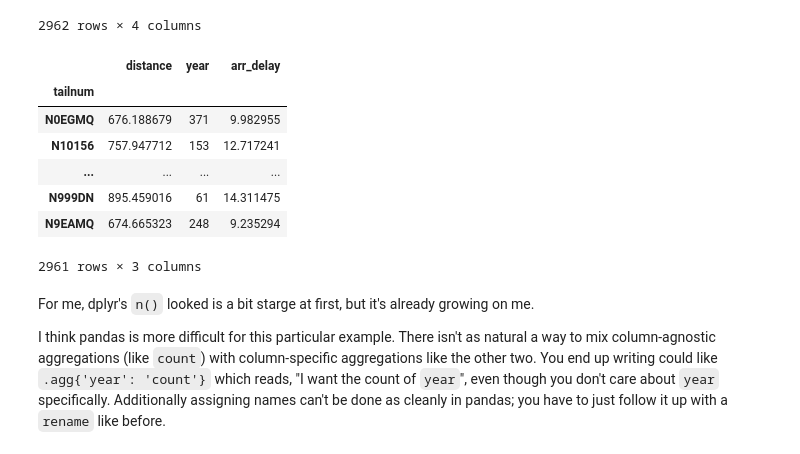
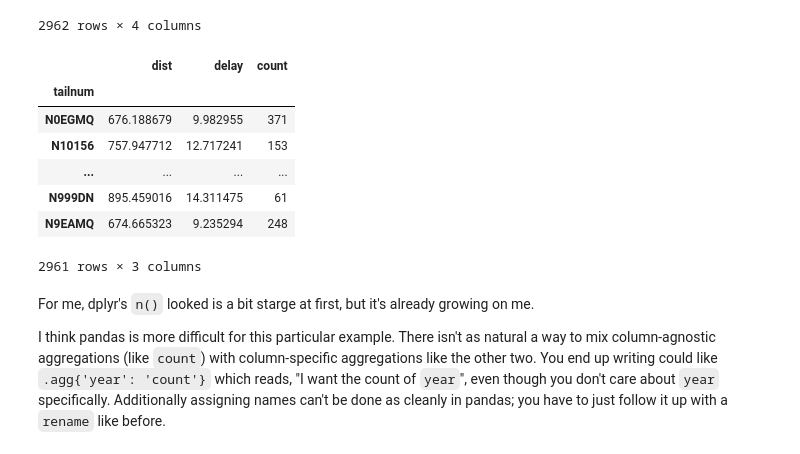
Before and after one commit to winpython/winpython_afterdoc, a Jupyter notebook: docs/FlavorR/dplyr_pandas.ipynb, the cells around one changed output. Saved outputs shown, nothing was run; the diff lists cells and outputs as text; code cells hidden in the pictures.

```diff
--- a/docs/FlavorR/dplyr_pandas.ipynb
+++ b/docs/FlavorR/dplyr_pandas.ipynb
@@ -401,9 +404,12 @@ OK, so ``dplyr`` wins there from a consistency point of view. ``unique`` is only
 #   gain = arr_delay - dep_delay,
 #   speed = distance / air_time * 60)
 
-flights['gain'] = flights.arr_delay - flights.dep_delay
-flights['speed'] = flights.distance / flights.air_time * 60
-flights
+#before pandas 0.16.0
+# flights['gain'] = flights.arr_delay - flights.dep_delay
+# flights['speed'] = flights.distance / flights.air_time * 60
+# flights
+flights.assign(gain=flights.arr_delay - flights.dep_delay,
+               speed=flights.distance / flights.air_time * 60)
 # %% [output]
 |  | year | month | day | dep_time | dep_delay | arr_time | arr_delay | carrier | tailnum | flight | ... |
 | 1 | 2013 | 1 | 1 | 517 | 2 | 830 | 11 | UA | N14228 | 1545 | ... |
@@ -428,9 +434,12 @@ flights
 #   gain_per_hour = gain / (air_time / 60)
 # )
 
-flights['gain'] = flights.arr_delay - flights.dep_delay
-flights['gain_per_hour'] = flights.gain / (flights.air_time / 60)
-flights
+#before pandas 0.16.0
+# flights['gain'] = flights.arr_delay - flights.dep_delay
+# flights['gain_per_hour'] = flights.gain / (flights.air_time / 60)
+# flights
+(flights.assign(gain=flights.arr_delay - flights.dep_delay)
+        .assign(gain_per_hour = lambda df: df.gain / (df.air_time / 60)))
 # %% [output]
 |  | year | month | day | dep_time | dep_delay | arr_time | arr_delay | carrier | tailnum | flight | ... |
 | 1 | 2013 | 1 | 1 | 517 | 2 | 830 | 11 | UA | N14228 | 1545 | ... |
@@ -457,9 +472,13 @@ flights
 #   gain_per_hour = gain / (air_time / 60)
 # )
 
-flights['gain'] = flights.arr_delay - flights.dep_delay
-flights['gain_per_hour'] = flights.gain / (flights.air_time / 60)
-flights[['gain', 'gain_per_hour']]
+#before pandas 0.16.0
+# flights['gain'] = flights.arr_delay - flights.dep_delay
+# flights['gain_per_hour'] = flights.gain / (flights.air_time / 60)
+# flights[['gain', 'gain_per_hour']]
+(flights.assign(gain=flights.arr_delay - flights.dep_delay)
+        .assign(gain_per_hour = lambda df: df.gain / (df.air_time / 60))
+        [['gain', 'gain_per_hour']])
 # %% [output]
 |  | gain | gain_per_hour |
 | 1 | 9 | 2.378855 |
@@ -538,24 +557,28 @@ flights.iloc[np.random.randint(0, len(flights),
 # %%
 # planes <- group_by(flights, tailnum)
 # delay <- summarise(planes,
 #   count = n(),
 #   dist = mean(distance, na.rm = TRUE),
 #   delay = mean(arr_delay, na.rm = TRUE))
 # delay <- filter(delay, count > 20, dist < 2000)
 
 planes = flights.groupby("tailnum")
-delay = planes.agg({"year": "count",
-                    "distance": "mean",
-                    "arr_delay": "mean"})
-delay.query("year > 20 & distance < 2000")
+delay = (planes.agg({"year": "count",
+                     "distance": "mean",
+                     "arr_delay": "mean"})
+               .rename(columns={"distance": "dist",
+                                "arr_delay": "delay",
+                                "year": "count"})
+               .query("count > 20 & dist < 2000"))
+delay
 # %% [output]
-|  | distance | year | arr_delay |
+|  | dist | delay | count |
 | tailnum |  |  |  |
-| N0EGMQ | 676.188679 | 371 | 9.982955 |
-| N10156 | 757.947712 | 153 | 12.717241 |
+| N0EGMQ | 676.188679 | 9.982955 | 371 |
+| N10156 | 757.947712 | 12.717241 | 153 |
 | ... | ... | ... | ... |
-| N999DN | 895.459016 | 61 | 14.311475 |
-| N9EAMQ | 674.665323 | 248 | 9.235294 |
+| N999DN | 895.459016 | 14.311475 | 61 |
+| N9EAMQ | 674.665323 | 9.235294 | 248 |
 2961 rows × 3 columns
 # %% [markdown]
 For me, dplyr's ``n()`` looked is a bit starge at first, but it's already growing on me.
```
Also changed, not shown: parts of 17 cells of this notebook, 2 other files.
